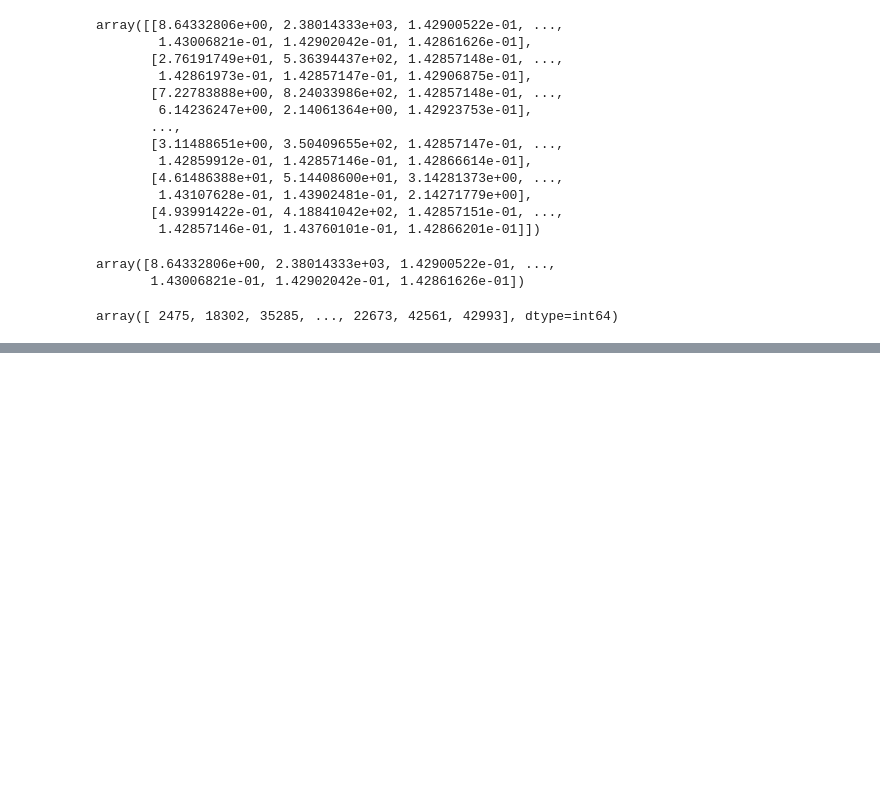
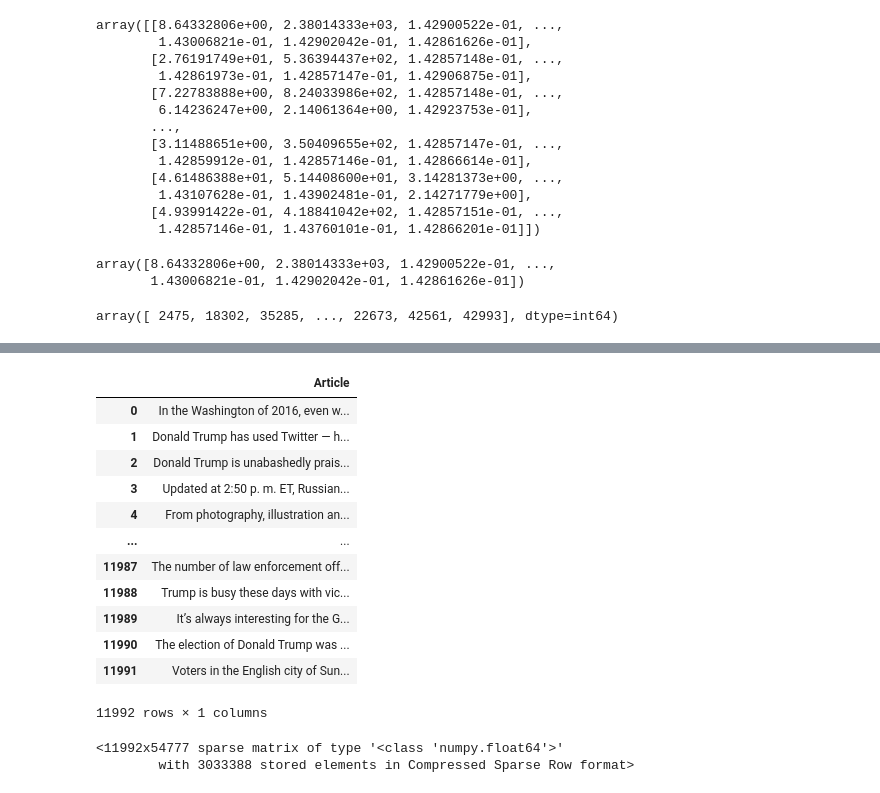
Before and after one commit to Ashishkhurana01/NLP, a Jupyter notebook: NLP.ipynb, the cells around one changed output, grey strips where cells are left out. Drawn from its saved outputs; the diff is of its cells as text; code cells hidden in the pictures; blank space fills up the shorter version.

```diff
--- a/NLP.ipynb
+++ b/NLP.ipynb
@@ -1545,0 +1653,16 @@ single_topic.argsort()[-10:]
+# %%
+npr
+# %% [output]
+|  | Article |
+| 0 | In the Washington of 2016, even w... |
+| 1 | Donald Trump has used Twitter — h... |
+| 2 | Donald Trump is unabashedly prais... |
+| 3 | Updated at 2:50 p. m. ET, Russian... |
+| 4 | From photography, illustration an... |
+| ... | ... |
+| 11987 | The number of law enforcement off... |
+| 11988 | Trump is busy these days with vic... |
+| 11989 | It’s always interesting for the G... |
+| 11990 | The election of Donald Trump was ... |
+| 11991 | Voters in the English city of Sun... |
+11992 rows × 1 columns
@@ -1545,0 +1675,5 @@ single_topic.argsort()[-10:]
+# %%
+dtm
+# %% [output]
+<11992x54777 sparse matrix of type '<class 'numpy.float64'>'
+        with 3033388 stored elements in Compressed Sparse Row format>
```
Also changed, not shown: parts of 23 cells of this notebook.
